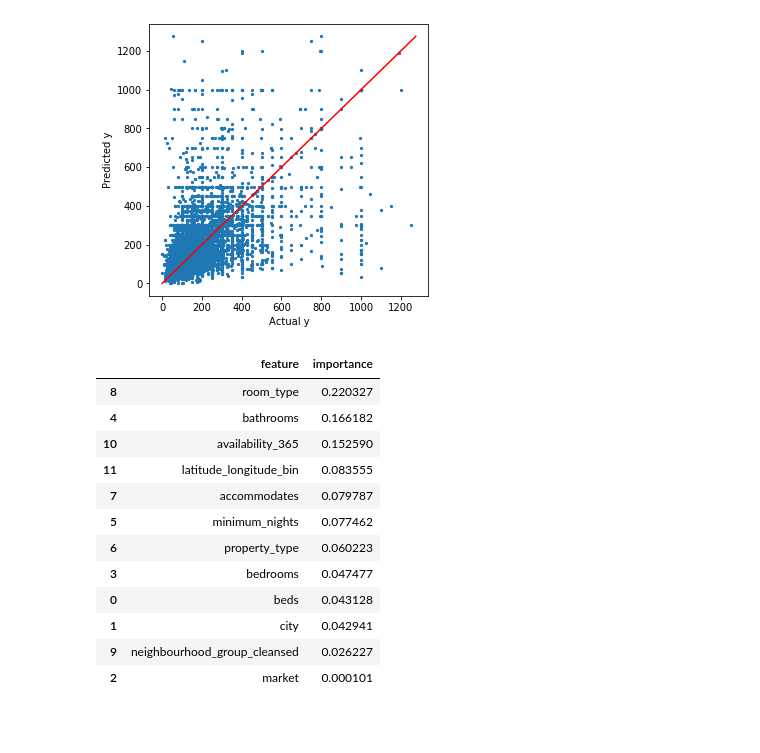
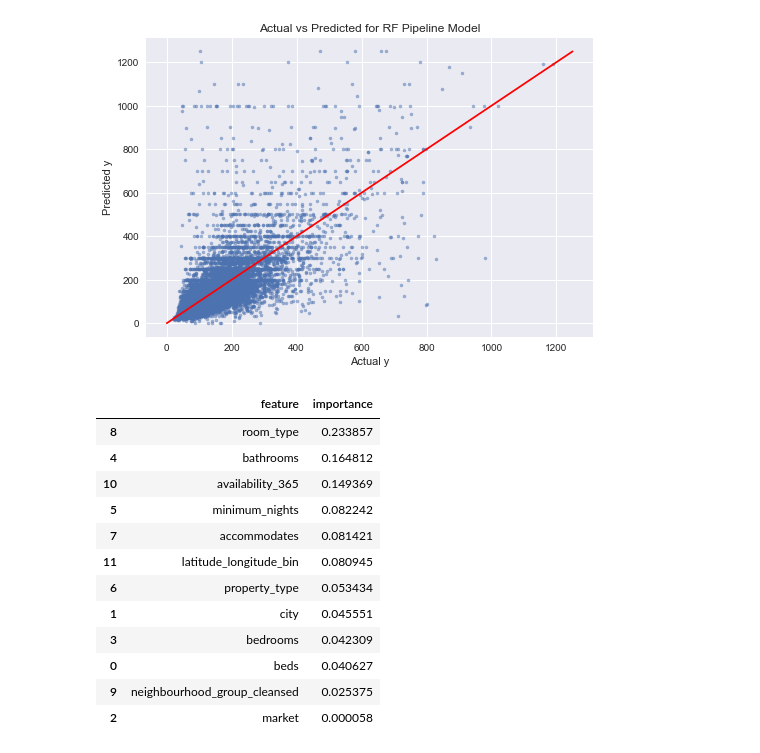
Before and after one commit to darrel-ferrer/Airbnb-NYC-Price-Prediction, a Jupyter notebook: Springboard Capstone One - Machine Learning.ipynb, the cells around one changed output. Drawn from its saved outputs; the diff is of its cells as text; code cells hidden in the pictures; blank space fills up the shorter version.

```diff
--- a/Springboard Capstone One - Machine Learning.ipynb
+++ b/Springboard Capstone One - Machine Learning.ipynb
@@ -64,6 +88,6 @@ model.score(X_test, y_test)
 # %%
-my_pipeline_RF = make_pipeline(Imputer(), StandardScaler(),
-                               RandomForestRegressor(random_state=42))
+my_pipeline_RF = make_pipeline(SimpleImputer(), StandardScaler(),
+                               RandomForestRegressor(n_estimators = 100, random_state=42))
 
 my_pipeline_RF.fit(X_train, y_train)
 # %% [output]
@@ -97,0 +128,16 @@ RMSE: 48.39
+# %%
+from matplotlib import rcParams
+y_pred = model.predict(X_test)
+
+# Build a plot
+rcParams['figure.figsize'] = 12,10
+plt.style.use('seaborn')
+plt.scatter(y_pred, y_test,alpha = .5, s = 10)
+plt.xlabel('Actual y')
+plt.ylabel('Predicted y')
+plt.title('Actual vs Predicted for RF Model')
+
+# Now add the perfect prediction line
+diagonal = np.linspace(0, np.max(y_test), 100)
+plt.plot(diagonal, diagonal, '-r')
+plt.show()
@@ -98,37 +146,39 @@ RMSE: 48.39
 # %%
-y_pred = model.predict(X_test)
+y_pred = my_pipeline_RF.predict(X_test)
 
 # Build a plot
-plt.figure(figsize=(5,5))
-plt.scatter(y_pred, y_test, s = 5)
+rcParams['figure.figsize'] = 12,10
+plt.style.use('seaborn')
+plt.scatter(y_pred, y_test,alpha = .5, s = 10)
 plt.xlabel('Actual y')
 plt.ylabel('Predicted y')
+plt.title('Actual vs Predicted for RF Pipeline Model')
 
 
 # Now add the perfect prediction line
 diagonal = np.linspace(0, np.max(y_test), 100)
 plt.plot(diagonal, diagonal, '-r')
 plt.show()
 # %% [output]
-[figure, old version]
+[figure, new version]
 # %%
 importances = my_pipeline_RF.steps[2][1].feature_importances_
 feature_importances = pd.DataFrame({"feature":X.columns.values, "importance":importances})
 feature_importances.sort_values("importance", ascending=False).head(22)
 # %% [output]
 |  | feature | importance |
-| 8 | room_type | 0.220327 |
-| 4 | bathrooms | 0.166182 |
-| 10 | availability_365 | 0.152590 |
-| 11 | latitude_longitude_bin | 0.083555 |
-| 7 | accommodates | 0.079787 |
-| 5 | minimum_nights | 0.077462 |
-| 6 | property_type | 0.060223 |
-| 3 | bedrooms | 0.047477 |
-| 0 | beds | 0.043128 |
-| 1 | city | 0.042941 |
-| 9 | neighbourhood_group_cleansed | 0.026227 |
-| 2 | market | 0.000101 |
+| 8 | room_type | 0.233857 |
+| 4 | bathrooms | 0.164812 |
+| 10 | availability_365 | 0.149369 |
+| 5 | minimum_nights | 0.082242 |
+| 7 | accommodates | 0.081421 |
+| 11 | latitude_longitude_bin | 0.080945 |
+| 6 | property_type | 0.053434 |
+| 1 | city | 0.045551 |
+| 3 | bedrooms | 0.042309 |
+| 0 | beds | 0.040627 |
+| 9 | neighbourhood_group_cleansed | 0.025375 |
+| 2 | market | 0.000058 |
 # %%
 import statsmodels.api as sm
 from statsmodels.formula.api import ols
```
Also changed, not shown: parts of 25 cells of this notebook.
